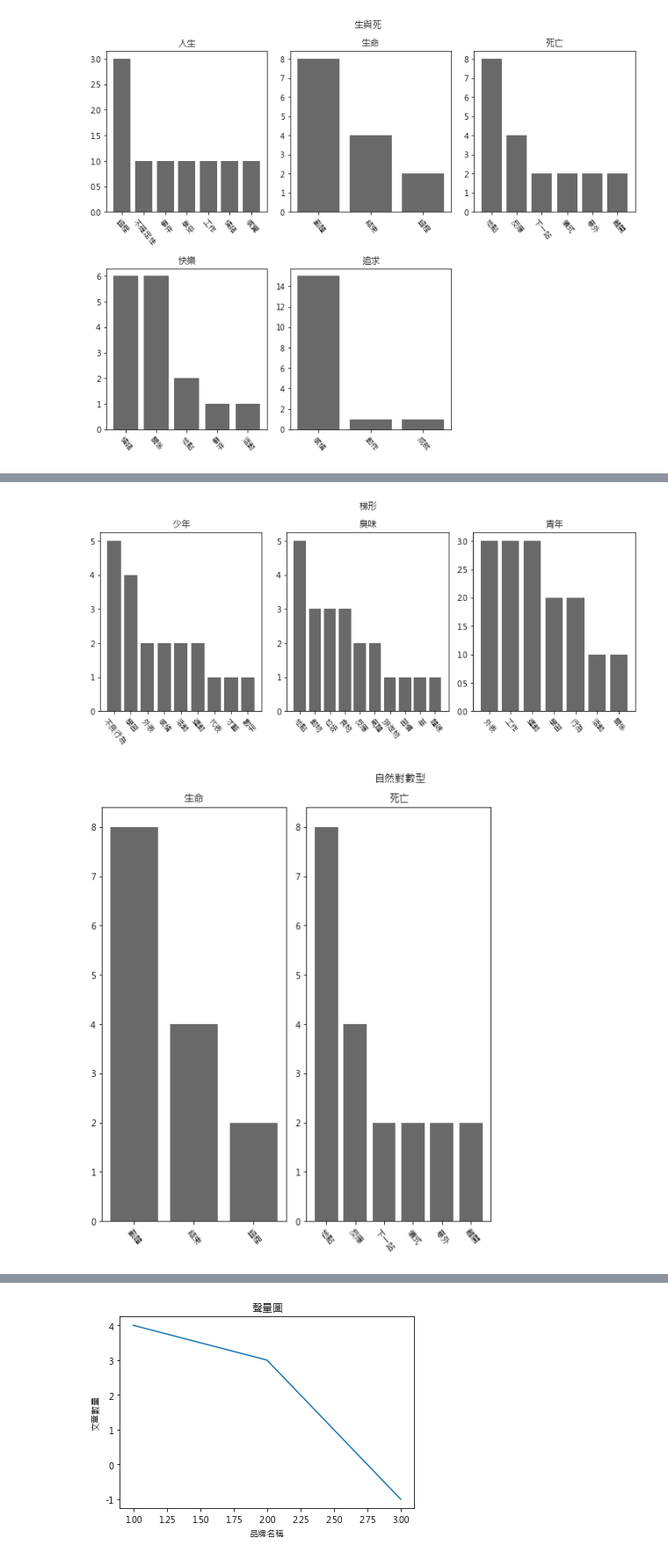
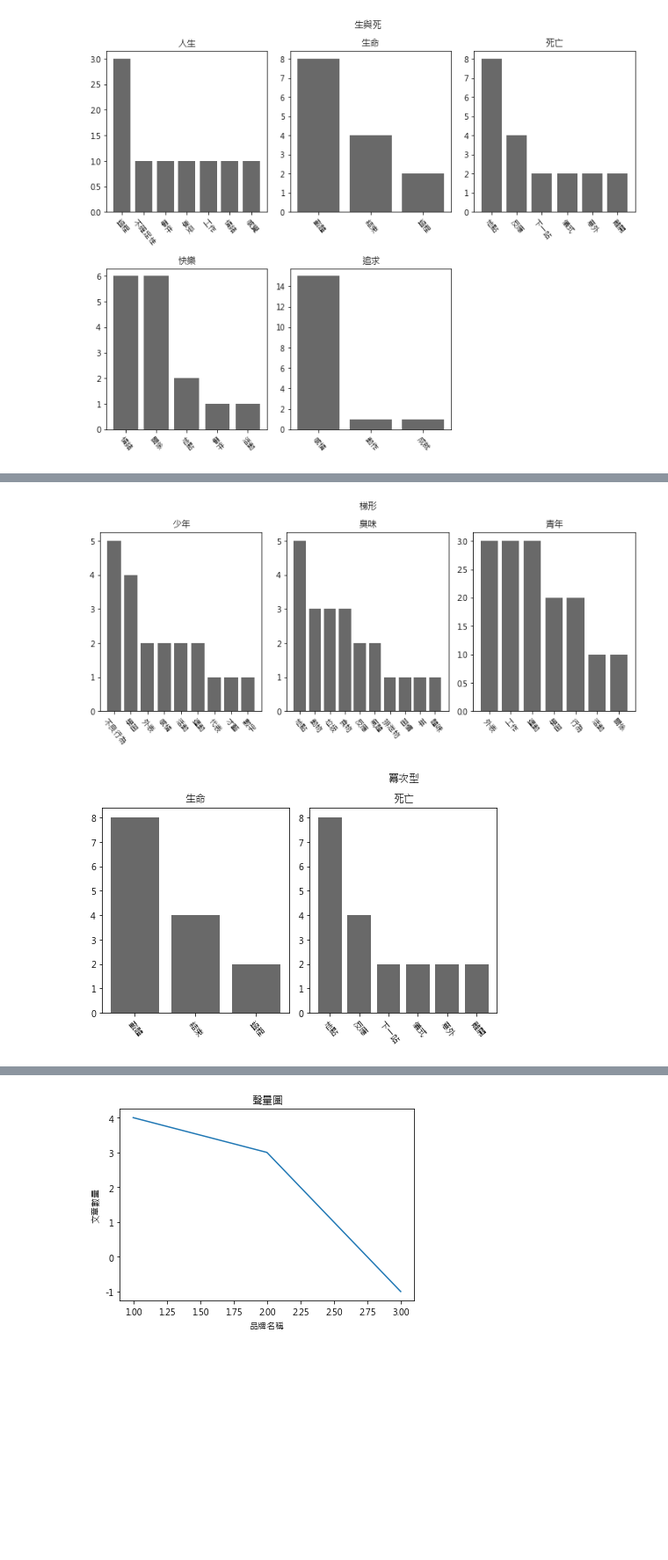
Before and after one commit to HsuHungKe/LinThesis, a Jupyter notebook: middlelevel_typology.ipynb, the cells around one changed output, grey strips where cells are left out. Shown: that part at 88% size. Drawn from its saved outputs; the diff is of its cells as text; code cells hidden in the pictures; blank space fills up the shorter version.

```diff
--- a/middlelevel_typology.ipynb
+++ b/middlelevel_typology.ipynb
@@ -99,50 +99,68 @@ list1 = ['童年','中年','老年','美味','甜味','苦味','快樂','追求'
 list2 = ['少年','臭味','青年']
 list3 = ['生命','死亡']
 list4 = ['香味','人生']
-list_title_2 =['單邊強勢型','梯形','自然對數型','遞減與弱單邊']
+list_title_2 =['單邊強勢型','梯形','冪次型','遞減與弱單邊']
 list_all_2 = [list1, list2, list3,list4]
 # %%
 
 for k in range(len(list_all_2)):
 
     fig = plt.figure(figsize=(10,8))
 
     plt.suptitle(t=list_title_2[k],x=0.51)
 
+# For condition of more than 2 lines in display
+    if len(list_all_2[k]) > 6:
+        for i in range(len(list_all_2[k])):
 
-    for i in range(len(list_all_2[k])):
-
-    # Take out only one word
-        df_agg = df_new[df_new['概念']==list_all_2[k][i]] # take only one
-        df_agg = df_agg.groupby(['概念','類型']).count() # count number for each term
-        df_pic=df_agg.sort_values(by='數量', ascending=False) #set order from the largest amount to the smallest amount
+        # Take out only one word
+            df_agg = df_new[df_new['概念']==list_all_2[k][i]] # take only one
+            df_agg = df_agg.groupby(['概念','類型']).count() # count number for each term
+            df_pic=df_agg.sort_values(by='數量', ascending=False) #set order from the largest amount to the smallest amount
         #用這個函數來排序 df.sort_values(by='數量', ascending=True)
         #https://stackoverflow.com/questions/70339417/how-to-order-values-a-dataframe-from-high-to-low-in-python
 
-        df_pic = pd.DataFrame(df_pic.to_records()) #convert pivot table back to dataframe
+            df_pic = pd.DataFrame(df_pic.to_records()) #convert pivot table back to dataframe
 
 
-        fig.subplots_adjust(left=0, right=1, bottom=0, top=1, hspace=0.05, wspace=0.05)
-        fig.add_subplot(len(list_all_2[k])//3+1, 3, i+1) #separate canvas
+            fig.subplots_adjust(left=0, right=1, bottom=0, top=1, hspace=0.05, wspace=0.05)
+            fig.add_subplot(len(list_all_2[k])//3+1, 3, i+1) #separate canvas
 
 
     #***https://matplotlib.org/stable/gallery/misc/table_demo.html#sphx-glr-gallery-misc-table-demo-py 複雜版
     #https://matplotlib.org/stable/tutorials/introductory/pyplot.html#sphx-glr-tutorials-introductory-pyplot-py 簡易
     #pv_pic.plot.bar(x='類型',y='數量') 不是用於matplotlib
-        plt.bar(df_pic['類型'],df_pic['數量'],color="dimgrey")
-        plt.xticks(rotation=-50) #x軸斜體
-        plt.title(list_all_2[k][i])
-
     # bar graph 參數 1. https://iter01.com/569325.html 2. https://steam.oxxostudio.tw/category/python/example/matplotlib-bar.html
 
-    fig.tight_layout() # Creating suitable spacing
+            plt.bar(df_pic['類型'],df_pic['數量'],color="dimgrey")
+            plt.xticks(rotation=-50) #x軸斜體
+            plt.title(list_all_2[k][i])
+            df_pic = pd.DataFrame(df_pic.to_records())
 
-    fig.savefig('category_'+ list_title_2[k] + '.jpg') # export data seperately as jpg; https://www.youtube.com/watch?v=qpVhubsBcdk
+        fig.tight_layout() # Creating suitable spacing
+    #spacing between figures; refer to https://www.geeksforgeeks.org/how-to-set-the-spacing-between-subplots-in-matplotlib-in-python/
+        fig.savefig('category_'+ list_title_2[k] + '.jpg') # export data seperately as jpg; https://www.youtube.com/watch?v=qpVhubsBcdk
 
-#spacing between figures; refer to https://www.geeksforgeeks.org/how-to-set-the-spacing-between-subplots-in-matplotlib-in-python/
+# For condition of 1&2 lines
+    else:
+        for i in range(len(list_all_2[k])):
+            df_agg = df_new[df_new['概念']==list_all_2[k][i]]
+            df_agg = df_agg.groupby(['概念','類型']).count()
+            df_pic=df_agg.sort_values(by='數量', ascending=False)
+            df_pic = pd.DataFrame(df_pic.to_records())
 
+
+            fig.subplots_adjust(left=0, right=1, bottom=0, top=1, hspace=0.05, wspace=0.05)
+            fig.add_subplot(2, 3, i+1)
+            plt.bar(df_pic['類型'],df_pic['數量'],color="dimgrey")
+            plt.xticks(rotation=-50)
+            plt.title(list_all_2[k][i])
+            df_pic = pd.DataFrame(df_pic.to_records())
+
+        fig.tight_layout()
+        fig.savefig('category_'+ list_title_2[k] + '.jpg')
 plt.show()
 # %% [output]
 [figure]
 [figure]
-[figure, old version]
+[figure, new version]
```
Also changed, not shown: parts of 1 cell of this notebook, 2 other files.
